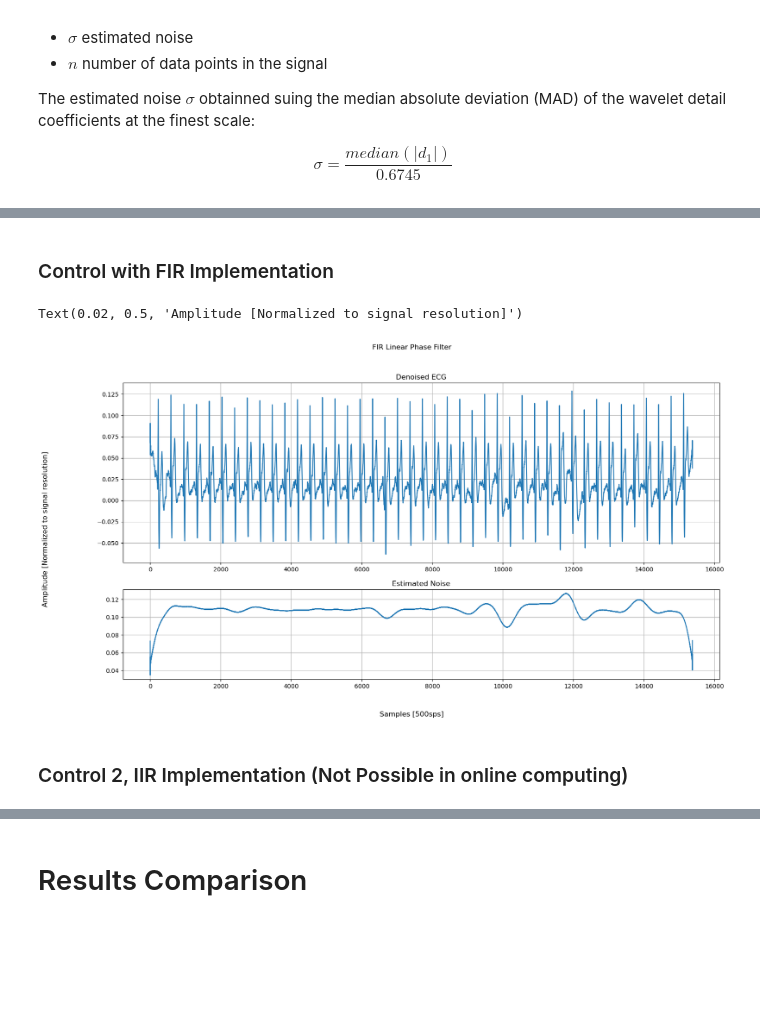
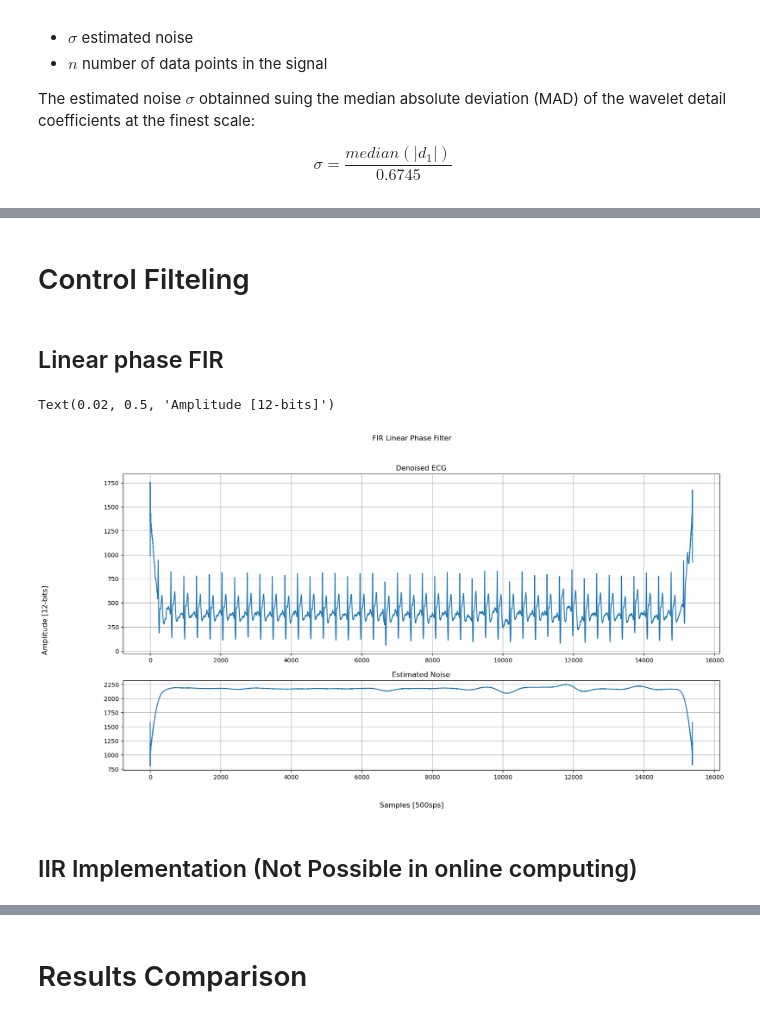
Before and after one commit to DanielProanoGuevara/Multimodal_SQA, a Jupyter notebook: Wavelet_denoising.ipynb, the cells around one changed output, grey strips where cells are left out. Drawn from its saved outputs; the diff is of its cells as text; code cells hidden in the pictures; blank space fills up the shorter version.

Commit message:
SURE implementation
Analyzed over full-scale values

```diff
--- a/Wavelet_denoising.ipynb
+++ b/Wavelet_denoising.ipynb
@@ -286,40 +417,42 @@ Text(0.02, 0.5, 'Amplitude [Normalized to signal resolution]')
+# %% [markdown]
+# Control Filteling
 # %% [markdown]
-### Control with FIR Implementation
+## Linear phase FIR
 # %%
 ## Linear phase FIR
 # Calculate FIR coefficients with window method
 # Define the filter specifications
 numtaps = 1001                  # Number of taps in the filter
 cutoff = [0.002, 0.6]          # Passband frequencies (normalized, from 0 to 1, where 1 is the Nyquist frequency)
 window = 'hamming'             # Window type
 
 taps = signal.firwin(numtaps, cutoff, pass_zero=False, window=window)
 # Filter Signal
-ECG_FIR = np.convolve(ECG_v, taps, mode='same')
-e_FIR = residuals (ECG_FIR, ECG_v)
+ECG_FIR = np.convolve(ECG, taps, mode='same')
+e_FIR = residuals (ECG_FIR, ECG)
 # noise level metrics
-mse_FIR =  meanSquareError(ECG_FIR, ECG_v)
+mse_FIR =  meanSquareError(ECG_FIR, ECG)
 snr_power_FIR = snrPower(ECG_FIR, e_FIR)
 snr_amplitude_FIR = snrAmplitude(ECG_FIR, e_FIR)
-snr_MSE_FIR = snrMSE(ECG_FIR, ECG_v)
+snr_MSE_FIR = snrMSE(ECG_FIR, ECG)
 snr_RMS_FIR = snrRMS(ECG_FIR, e_FIR)
 snr_VPP_FIR = snrVPP(ECG_FIR, e_FIR)
 # plot
 #Plot data
 fig, axs = plt.subplots(2,1,figsize=(18,9), gridspec_kw={'height_ratios': [2, 1]})
 fig.suptitle('FIR Linear Phase Filter')
 axs[0].plot(ECG_FIR)
 axs[0].set_title('Denoised ECG')
 axs[0].grid()
 axs[1].plot(e_FIR)
 axs[1].set_title('Estimated Noise')
 axs[1].grid()
 fig.supxlabel('Samples [500sps]')
-fig.supylabel('Amplitude [Normalized to signal resolution]')
+fig.supylabel('Amplitude [12-bits]')
 # %% [output]
-Text(0.02, 0.5, 'Amplitude [Normalized to signal resolution]')
+Text(0.02, 0.5, 'Amplitude [12-bits]')
-[figure, old version]
+[figure, new version]
 # %% [markdown]
-### Control 2, IIR Implementation (Not Possible in online computing)
+## IIR Implementation (Not Possible in online computing)
 # %%
 # Signal Denoise
```
Also changed, not shown: parts of 21 cells of this notebook.
